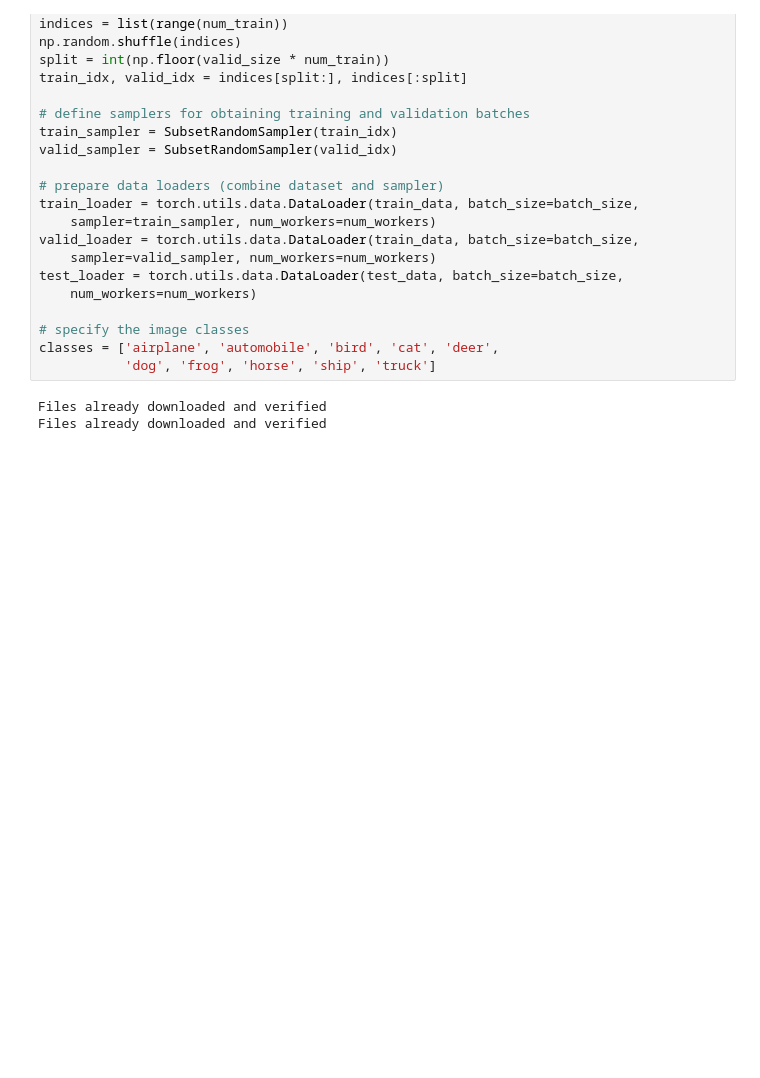
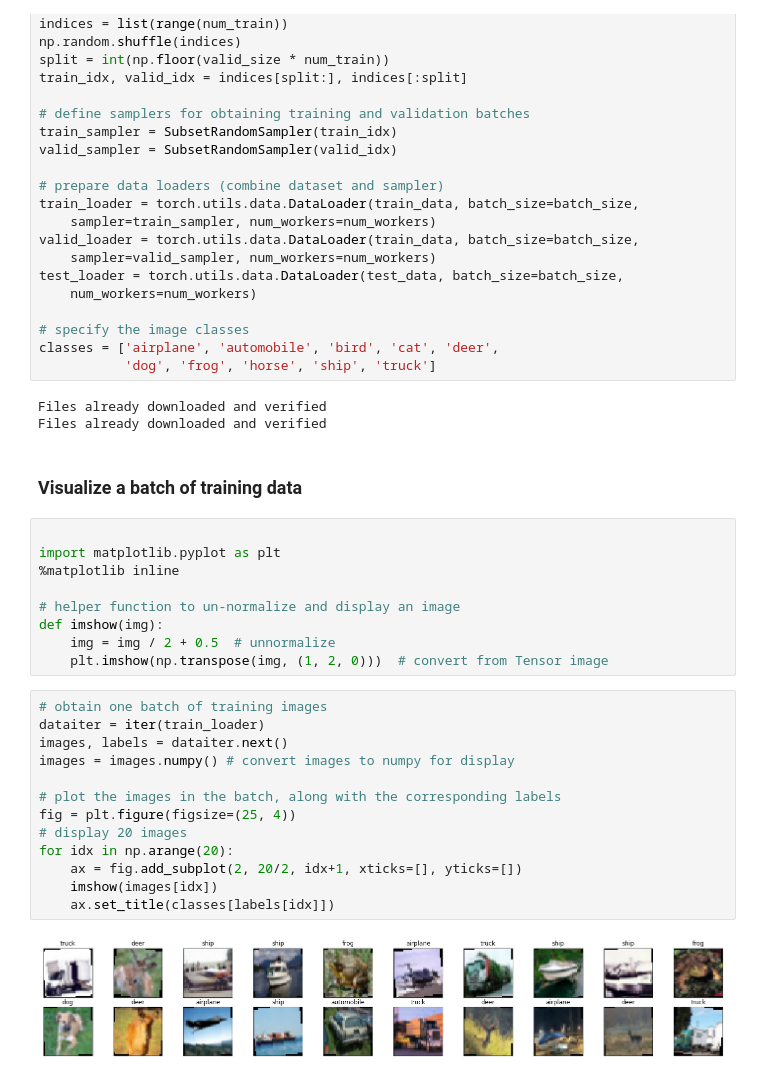
Before and after one commit to biplabku/PyTochChallenge, a Jupyter notebook: augment_imageData.ipynb, the cells around one changed output. Saved outputs shown, nothing was run; the diff lists cells and outputs as text; blank space fills up the shorter version.

```diff
--- a/augment_imageData.ipynb
+++ b/augment_imageData.ipynb
@@ -75,3 +75,29 @@ classes = ['airplane', 'automobile', 'bird', 'cat', 'deer',
 # %% [output]
 Files already downloaded and verified
 Files already downloaded and verified
+# %% [markdown]
+### Visualize a batch of training data
+# %%
+
+import matplotlib.pyplot as plt
+%matplotlib inline
+
+# helper function to un-normalize and display an image
+def imshow(img):
+    img = img / 2 + 0.5  # unnormalize
+    plt.imshow(np.transpose(img, (1, 2, 0)))  # convert from Tensor image
+# %%
+# obtain one batch of training images
+dataiter = iter(train_loader)
+images, labels = dataiter.next()
+images = images.numpy() # convert images to numpy for display
+
+# plot the images in the batch, along with the corresponding labels
+fig = plt.figure(figsize=(25, 4))
+# display 20 images
+for idx in np.arange(20):
+    ax = fig.add_subplot(2, 20/2, idx+1, xticks=[], yticks=[])
+    imshow(images[idx])
+    ax.set_title(classes[labels[idx]])
+# %% [output]
+[figure, added]
```
Also changed, not shown: parts of 7 cells of this notebook.
